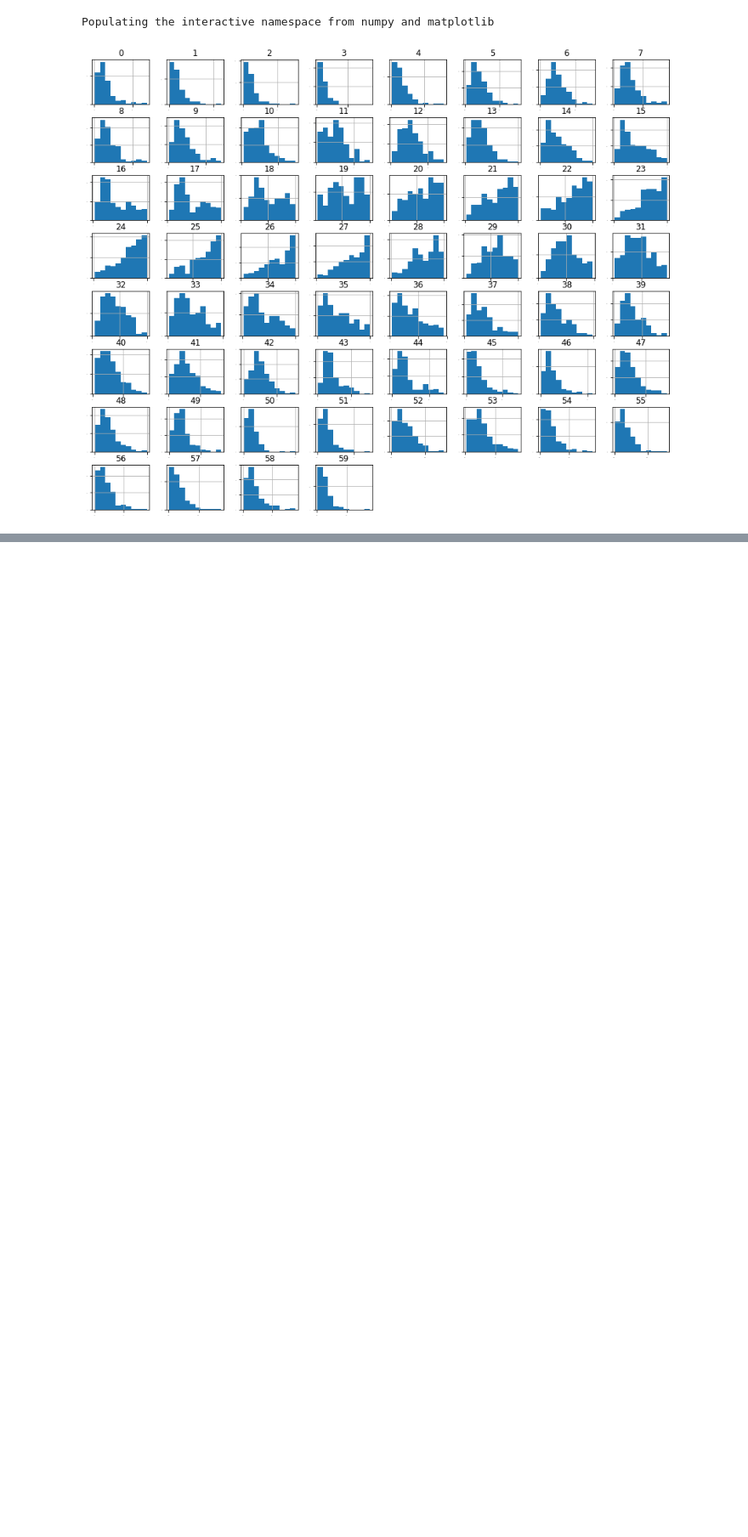
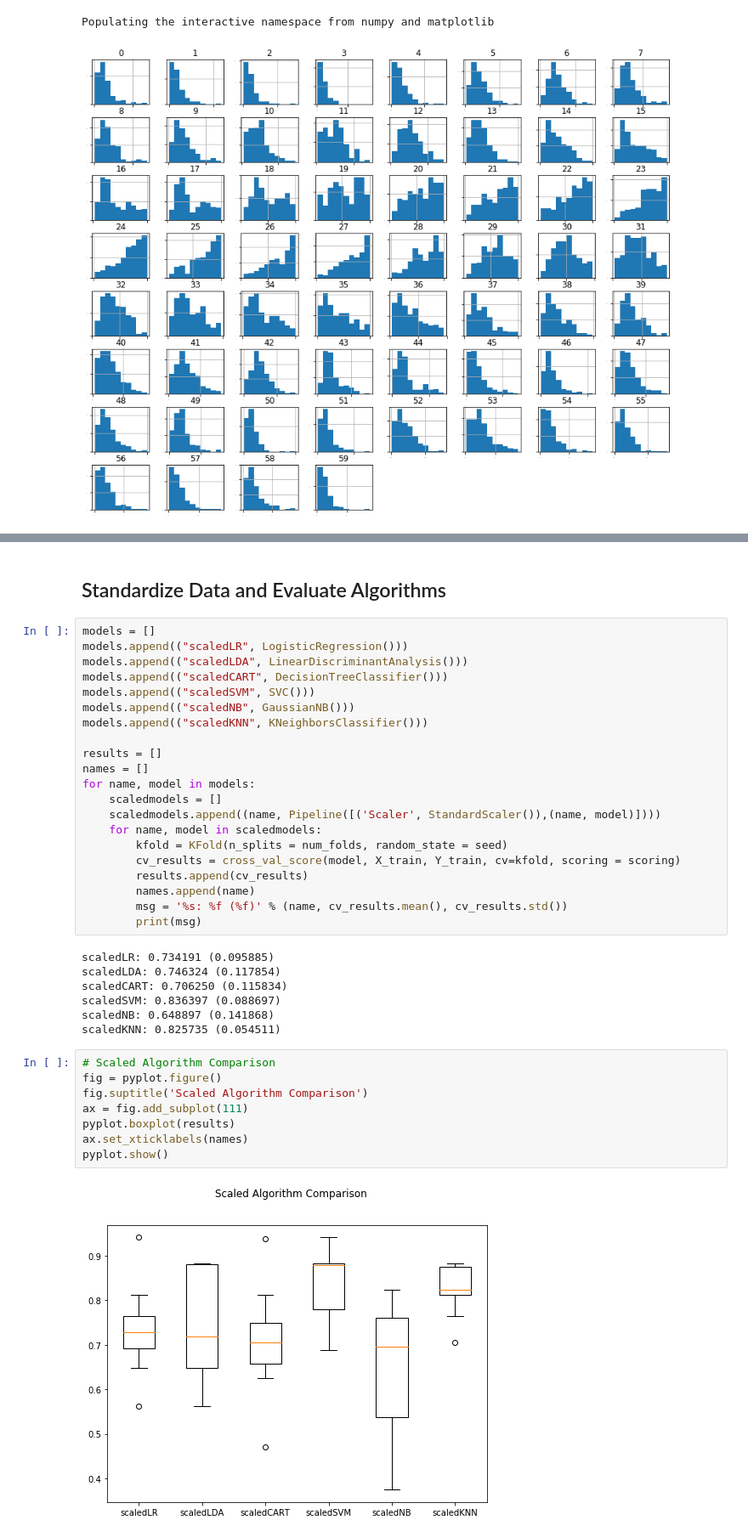
Before and after one commit to MichaelCHarrison/ML-Py-Sonar-Dataset, a Jupyter notebook: 170517 Sonar Dataset.ipynb, the cells around one changed output, grey strips where cells are left out. Shown at 85% size. Cells and saved outputs as stored; diff of their text form; blank space fills up the shorter version.

```diff
--- a/170517 Sonar Dataset.ipynb
+++ b/170517 Sonar Dataset.ipynb
@@ -128,0 +205,40 @@ Populating the interactive namespace from numpy and matplotlib
+# %% [markdown]
+## Standardize Data and Evaluate Algorithms
+# %%
+models = []
+models.append(("scaledLR", LogisticRegression()))
+models.append(("scaledLDA", LinearDiscriminantAnalysis()))
+models.append(("scaledCART", DecisionTreeClassifier()))
+models.append(("scaledSVM", SVC()))
+models.append(("scaledNB", GaussianNB()))
+models.append(("scaledKNN", KNeighborsClassifier()))
+
+results = []
+names = []
+for name, model in models:
+    scaledmodels = []
+    scaledmodels.append((name, Pipeline([('Scaler', StandardScaler()),(name, model)])))
+    for name, model in scaledmodels:
+        kfold = KFold(n_splits = num_folds, random_state = seed)
+        cv_results = cross_val_score(model, X_train, Y_train, cv=kfold, scoring = scoring)
+        results.append(cv_results)
+        names.append(name)
+        msg = '%s: %f (%f)' % (name, cv_results.mean(), cv_results.std())
+        print(msg)
+# %% [output]
+scaledLR: 0.734191 (0.095885)
+scaledLDA: 0.746324 (0.117854)
+scaledCART: 0.706250 (0.115834)
+scaledSVM: 0.836397 (0.088697)
+scaledNB: 0.648897 (0.141868)
+scaledKNN: 0.825735 (0.054511)
+# %%
+# Scaled Algorithm Comparison
+fig = pyplot.figure()
+fig.suptitle('Scaled Algorithm Comparison')
+ax = fig.add_subplot(111)
+pyplot.boxplot(results)
+ax.set_xticklabels(names)
+pyplot.show()
+# %% [output]
+[figure, added]
```
Also changed, not shown: parts of 13 cells of this notebook.
